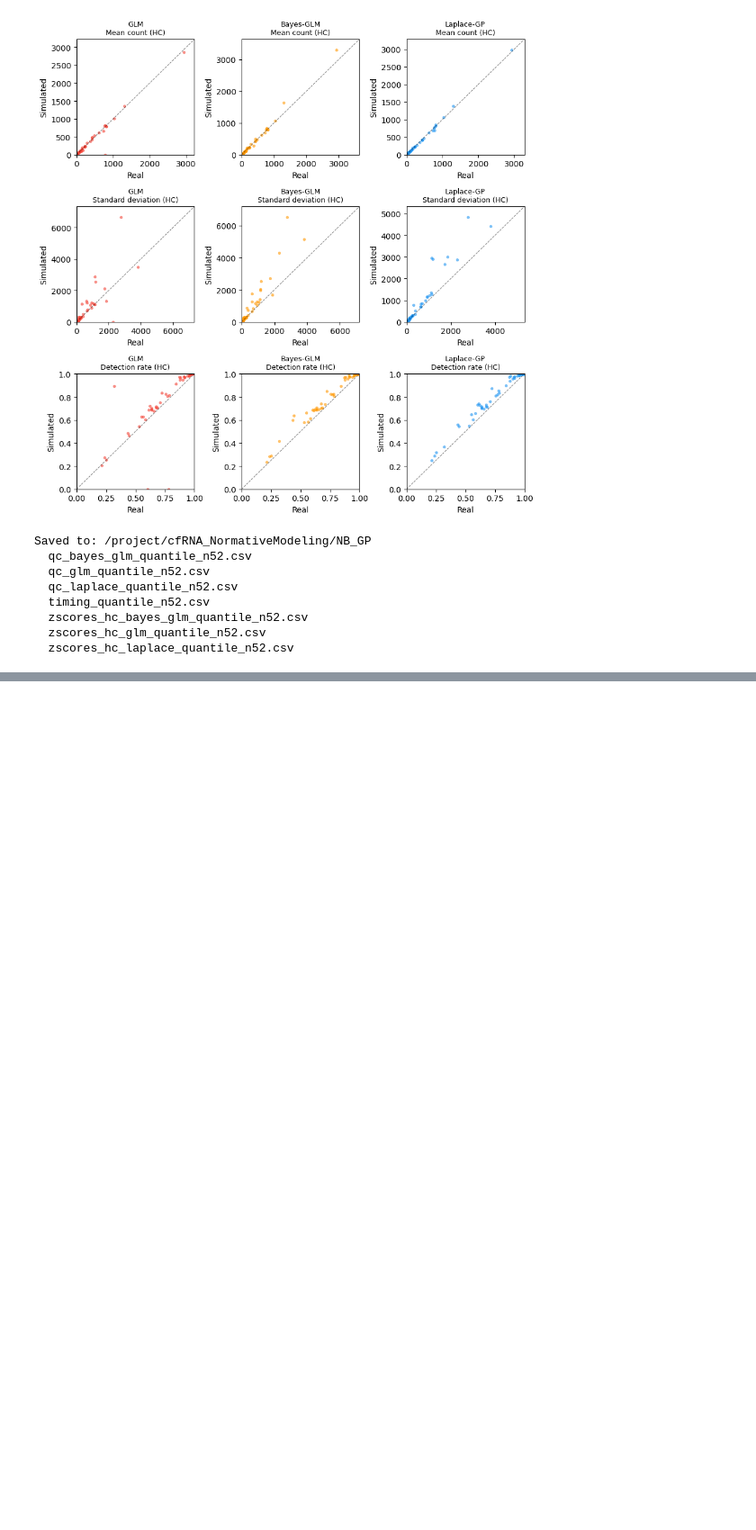
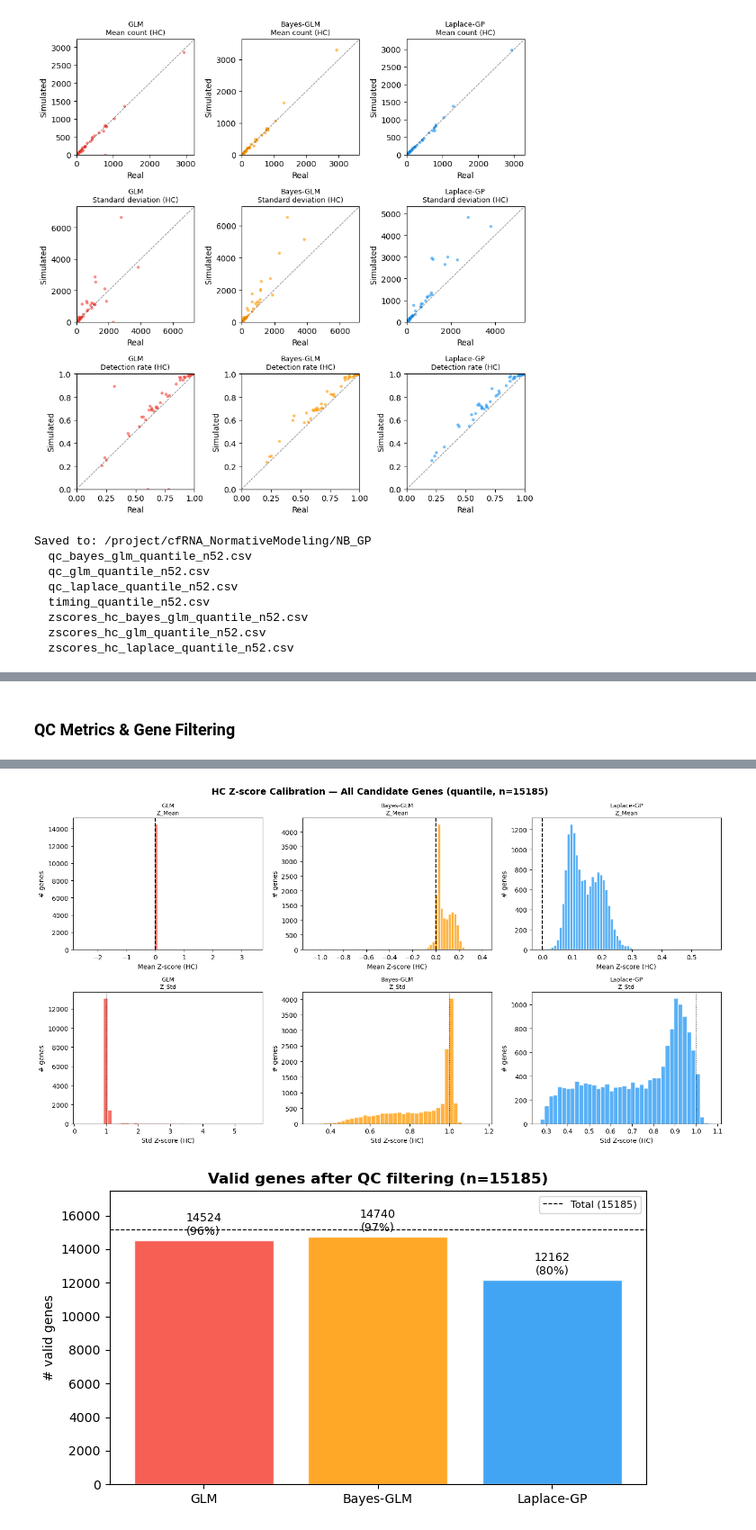
Before and after one commit to jmj3078/cfRNA_NormativeModeling, a Jupyter notebook: nb_gaussian_processing_gpytorch_application.ipynb, the cells around one changed output, grey strips where cells are left out. Shown at 90% size. Saved outputs shown, nothing was run; the diff lists cells and outputs as text; code cells hidden in the pictures; blank space fills up the shorter version.

```diff
--- a/nb_gaussian_processing_gpytorch_application.ipynb
+++ b/nb_gaussian_processing_gpytorch_application.ipynb
@@ -936,0 +1035,78 @@ Saved to: /project/cfRNA_NormativeModeling/NB_GP
+# %% [markdown]
+### QC Metrics & Gene Filtering
+# %%
+z_glm_full = np.load(CKPT_DIR / "z_glm.npy")
+z_bglm_full = np.load(CKPT_DIR / "z_bglm.npy")
+z_lap_full = np.load(CKPT_DIR / "z_lap.npy")
+# %%
+qc_glm_full  = compute_hc_qc(z_glm_full,  is_hc, all_gene_names)
+qc_bglm_full = compute_hc_qc(z_bglm_full, is_hc, all_gene_names)
+qc_lap_full  = compute_hc_qc(z_lap_full,  is_hc, all_gene_names)
+
+df_filter_glm_full  = filter_valid_genes(df_all_meta, qc_glm_full)
+df_filter_bglm_full = filter_valid_genes(df_all_meta, qc_bglm_full)
+df_filter_lap_full  = filter_valid_genes(df_all_meta, qc_lap_full)
+
+for m_name, df_f in [
+    ("GLM",        df_filter_glm_full),
+    ("Bayes-GLM",  df_filter_bglm_full),
+    ("Laplace-GP", df_filter_lap_full),
+]:
+    n_valid = df_f["valid"].sum()
+    print(f"{m_name:11s} — valid: {n_valid}/{len(df_f)} ({n_valid/len(df_f)*100:.1f}%)")
+    reason_counts = (
+        df_f.loc[~df_f["valid"] & df_f["fail_reason"].ne(""), "fail_reason"]
+        .value_counts().head(5)
+    )
+    print(reason_counts.to_string())
+    print()
+
+# ── Z_Mean & Z_Std distributions ──────────────────────────────────
+method_configs_full = [
+    ("GLM",        qc_glm_full,  "#F44336"),
+    ("Bayes-GLM",  qc_bglm_full, "#FF9800"),
+    ("Laplace-GP", qc_lap_full,  "#2196F3"),
+]
+
+fig, axes = plt.subplots(2, 3, figsize=(15, 8))
+plt.suptitle(f"HC Z-score Calibration — All Candidate Genes ({ZSCORE_METHOD}, n={N_ALL})",
+             fontsize=14, fontweight="bold")
+
+for col, (m_name, qc_df, color) in enumerate(method_configs_full):
+    ax = axes[0, col]
+    ax.hist(qc_df["Z_Mean"].dropna(), bins=64, color=color, alpha=0.75, edgecolor="white")
+    ax.axvline(0, color="k", lw=1.5, ls="--")
+    ax.set_title(f"{m_name}\nZ_Mean", fontsize=9)
+    ax.set_xlabel("Mean Z-score (HC)"); ax.set_ylabel("# genes")
+
+    ax = axes[1, col]
+    ax.hist(qc_df["Z_Std"].dropna(), bins=40, color=color, alpha=0.75, edgecolor="white")
+    ax.axvline(1.0, color="k", lw=1.0, ls=":")
+    ax.set_title(f"{m_name}\nZ_Std", fontsize=9)
+    ax.set_xlabel("Std Z-score (HC)"); ax.set_ylabel("# genes")
+
+plt.tight_layout()
+plt.show()
+
+# ── Valid-gene summary bar chart ───────────────────────────────────
+summary_full = {
+    "GLM":        df_filter_glm_full["valid"].sum(),
+    "Bayes-GLM":  df_filter_bglm_full["valid"].sum(),
+    "Laplace-GP": df_filter_lap_full["valid"].sum(),
+}
+colors_bar_full = [c for _, _, c in method_configs_full]
+
+fig, ax = plt.subplots(figsize=(7, 4))
+bars = ax.bar(summary_full.keys(), summary_full.values(), color=colors_bar_full,
+              alpha=0.85, edgecolor="white")
+ax.set_ylim(0, N_ALL * 1.15)
+ax.axhline(N_ALL, color="k", lw=0.8, ls="--", label=f"Total ({N_ALL})")
+for bar, v in zip(bars, summary_full.values()):
+    ax.text(bar.get_x() + bar.get_width() / 2, v + N_ALL * 0.01,
+            f"{v}\n({v/N_ALL*100:.0f}%)", ha="center", va="bottom", fontsize=9)
+ax.set_ylabel("# valid genes")
+ax.set_title(f"Valid genes after QC filtering (n={N_ALL})", fontweight="bold")
+ax.legend(fontsize=8)
+plt.tight_layout()
+plt.show()
+# %% [output]
@@ -936,0 +1130,2 @@ Saved to: /project/cfRNA_NormativeModeling/NB_GP
+[figure, added]
+[figure, added]
```
Also changed, not shown: parts of 14 cells of this notebook, 1 other file.
